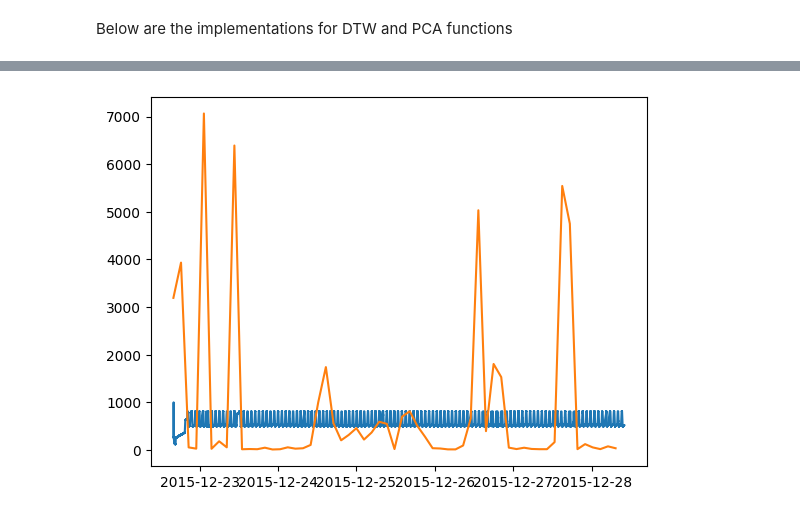
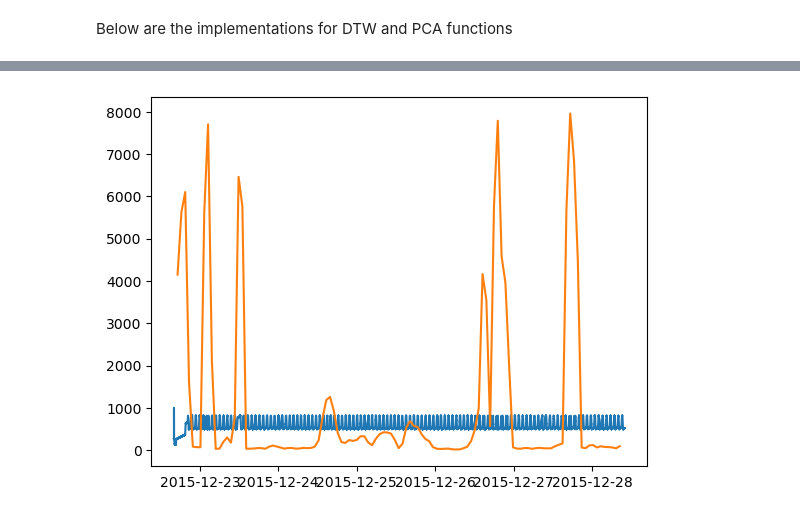
Before and after one commit to datchemguy/dm, a Jupyter notebook: dm1/Anomaly Detection.ipynb, the cells around one changed output, grey strips where cells are left out. Drawn from its saved outputs; the diff is of its cells as text; code cells hidden in the pictures.

```diff
--- a/dm1/Anomaly Detection.ipynb
+++ b/dm1/Anomaly Detection.ipynb
@@ -100,19 +106,22 @@ These signals are measured each second, over the course of a few days. Many of t
 # %%
 from numpy.lib.stride_tricks import sliding_window_view as sld_win
 
-def warp(stamp: np.ndarray, data: np.ndarray, size: int, slide: int = 4200) -> (list, np.ndarray):
+def warp(stamp: np.ndarray, data: np.ndarray, size: int, slide: int = 4200) -> (list[any], list[float]):
     windows = sld_win(data, size)[::slide]
-    n = windows.shape[0] - 1
-    times = []
-    dists = np.zeros(n)
-    for i in range(n):
-        times.append(stamp[i * slide])
-        dists[i] = dynamic_time_warping(windows[i], windows[i+1])
+    n = windows.shape[0]
+    times = [None] * (n-2)
+    dists = [None] * (n-2)
+    last = dynamic_time_warping(windows[0], windows[1])
+    for i in range(n-2):
+        times[i] = stamp[(i+1) * slide]
+        dists[i] = last
+        last = dynamic_time_warping(windows[i+1], windows[i+2])
+        dists[i] += last
     return times, dists
 # %%
-t, d = warp(np.array(train_data['Timestamp']), np.array(train_data['LIT101']), 500, slide=8400)
+t, d = warp(np.array(train_data['Timestamp']), np.array(train_data['LIT101']), 500)
 plt.plot(train_data['Timestamp'][:], train_data['LIT101'][:])
 plt.plot(t, d)
 plt.show()
 # %% [output]
-[figure, old version]
+[figure, new version]
```
Also changed, not shown: parts of 6 cells of this notebook.
